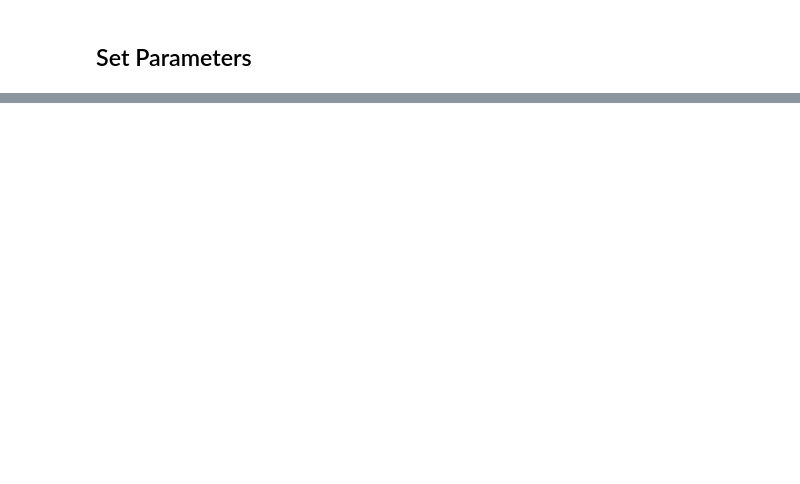
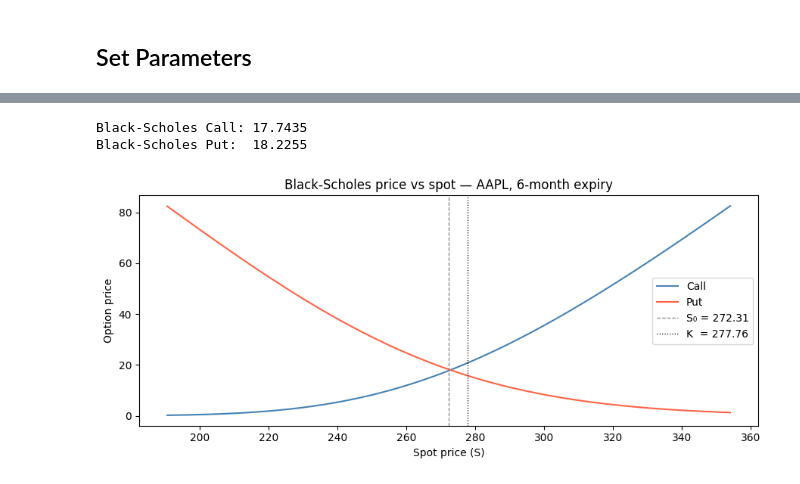
Before and after one commit to MADSIAH/option_pricing_platform, a Jupyter notebook: notebooks/pricing.ipynb, the cells around one changed output, grey strips where cells are left out. Cells and saved outputs as stored; diff of their text form; code cells hidden in the pictures; blank space fills up the shorter version.

```diff
--- a/notebooks/pricing.ipynb
+++ b/notebooks/pricing.ipynb
@@ -103,0 +85,28 @@ Black-Scholes Call Price: 17.8060
+# %%
+bs = BlackScholes()
+bs_call = bs.price(call_params)
+bs_put  = bs.price(put_params)
+
+print(f"Black-Scholes Call: {bs_call.price:.4f}")
+print(f"Black-Scholes Put:  {bs_put.price:.4f}")
+# %% [output]
+Black-Scholes Call: 17.7435
+Black-Scholes Put:  18.2255
+# %%
+spot_range = np.linspace(S0 * 0.7, S0 * 1.3, 200)
+bs_calls = [BlackScholes().price(OptionParams(S=s, K=K, T=T, r=rf, sigma=sigma, option_type="call")).price for s in spot_range]
+bs_puts  = [BlackScholes().price(OptionParams(S=s, K=K, T=T, r=rf, sigma=sigma, option_type="put")).price  for s in spot_range]
+
+fig, ax = plt.subplots(figsize=(9, 4))
+ax.plot(spot_range, bs_calls, label="Call", color="steelblue")
+ax.plot(spot_range, bs_puts,  label="Put",  color="tomato")
+ax.axvline(S0, linestyle="--", color="gray",  linewidth=0.9, label=f"S₀ = {S0:.2f}")
+ax.axvline(K,  linestyle=":",  color="black", linewidth=0.9, label=f"K  = {K:.2f}")
+ax.set_xlabel("Spot price (S)")
+ax.set_ylabel("Option price")
+ax.set_title("Black-Scholes price vs spot — AAPL, 6-month expiry")
+ax.legend()
+plt.tight_layout()
+plt.show()
+# %% [output]
+[figure, added]
```
Also changed, not shown: parts of 13 cells of this notebook.
